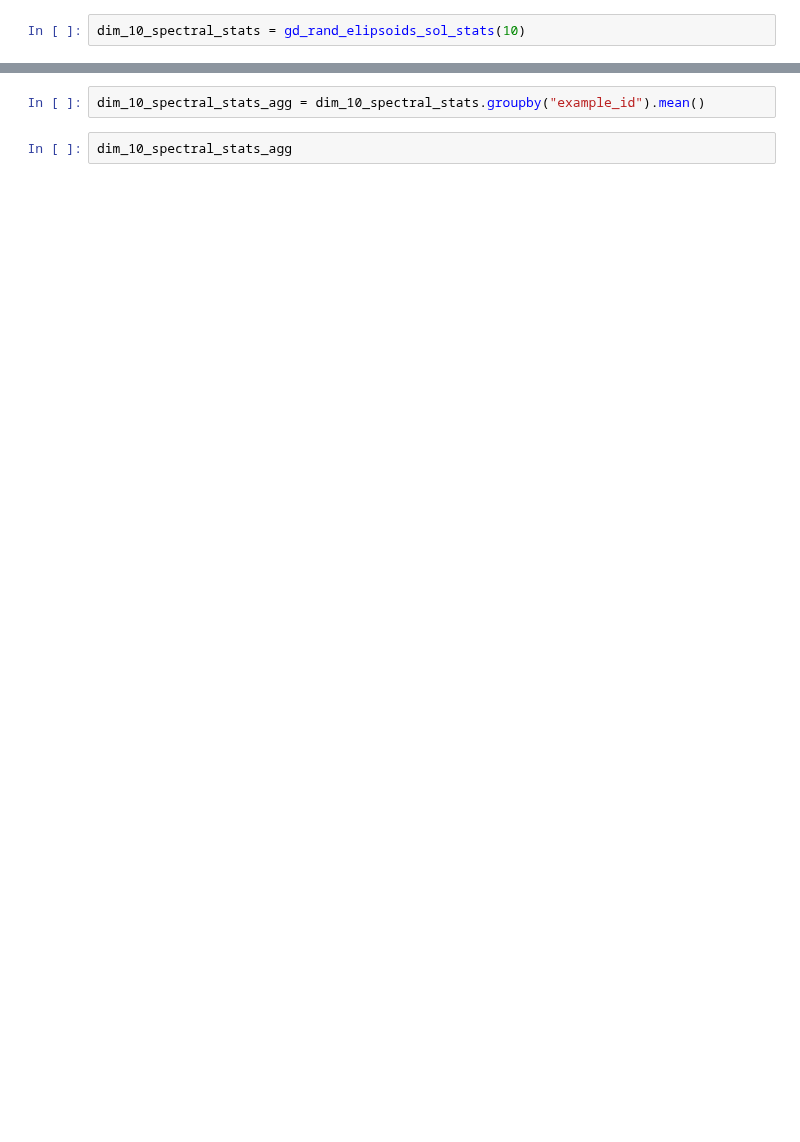
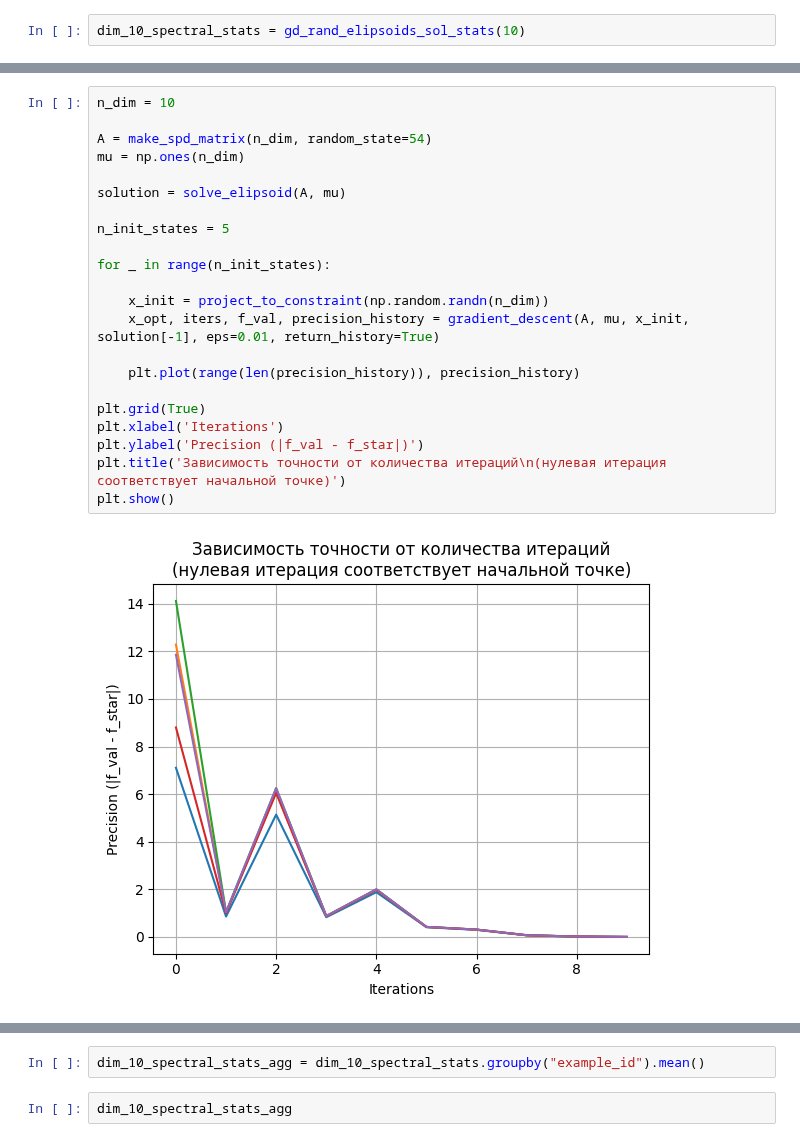
Before and after one commit to a13xbb/optimization-labs-mag, a Jupyter notebook: main.ipynb, the cells around one changed output, grey strips where cells are left out. Drawn from its saved outputs; the diff is of its cells as text; blank space fills up the shorter version.

```diff
--- a/main.ipynb
+++ b/main.ipynb
@@ -269,0 +309,24 @@ plt.scatter(example["iters"], example["solution_delta"])
+# %%
+n_dim = 10
+
+A = make_spd_matrix(n_dim, random_state=54)
+mu = np.ones(n_dim)
+
+solution = solve_elipsoid(A, mu)
+
+n_init_states = 5
+
+for _ in range(n_init_states):
+
+    x_init = project_to_constraint(np.random.randn(n_dim))
+    x_opt, iters, f_val, precision_history = gradient_descent(A, mu, x_init, solution[-1], eps=0.01, return_history=True)
+
+    plt.plot(range(len(precision_history)), precision_history)
+
+plt.grid(True)
+plt.xlabel('Iterations')
+plt.ylabel('Precision (|f_val - f_star|)')
+plt.title('Зависимость точности от количества итераций\n(нулевая итерация соответствует начальной точке)')
+plt.show()
+# %% [output]
+[figure, added]
```
Also changed, not shown: parts of 31 cells of this notebook.
